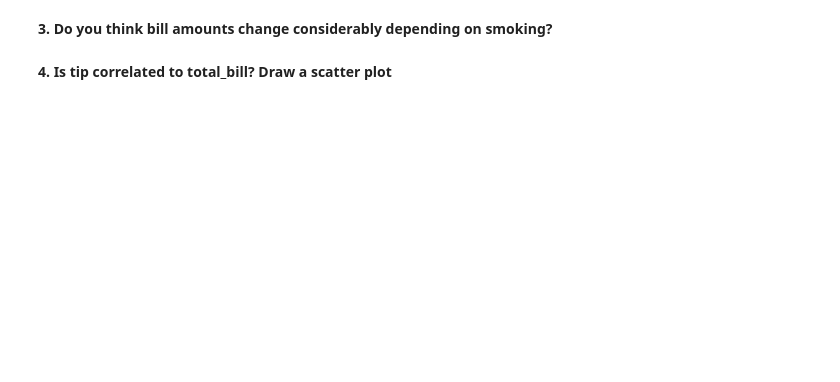
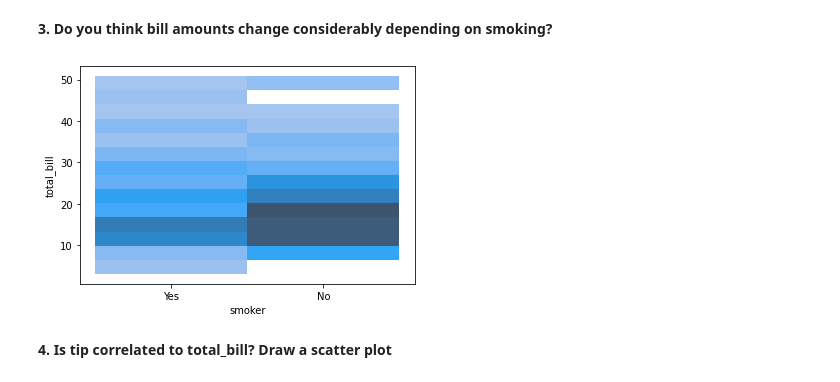
Before and after one commit to Ironhack-Part-Time-Enero2022/lab-visualization-intr, a Jupyter notebook: your-code/challenge-1.ipynb, the cells around one changed output. Cells and saved outputs as stored; diff of their text form; code cells hidden in the pictures; blank space fills up the shorter version.

```diff
--- a/your-code/challenge-1.ipynb
+++ b/your-code/challenge-1.ipynb
@@ -68,4 +48,9 @@ dtype: bool
 # %% [markdown]
 **3. Do you think bill amounts change considerably depending on smoking?**
+# %%
+tabla_smoke = sns.histplot(data=df_tips, x='smoker', y='total_bill')
+#No, it doesn't change much
+# %% [output]
+[figure, added]
 # %% [markdown]
 **4. Is tip correlated to total_bill? Draw a scatter plot**
```
Also changed, not shown: parts of 7 cells of this notebook.
